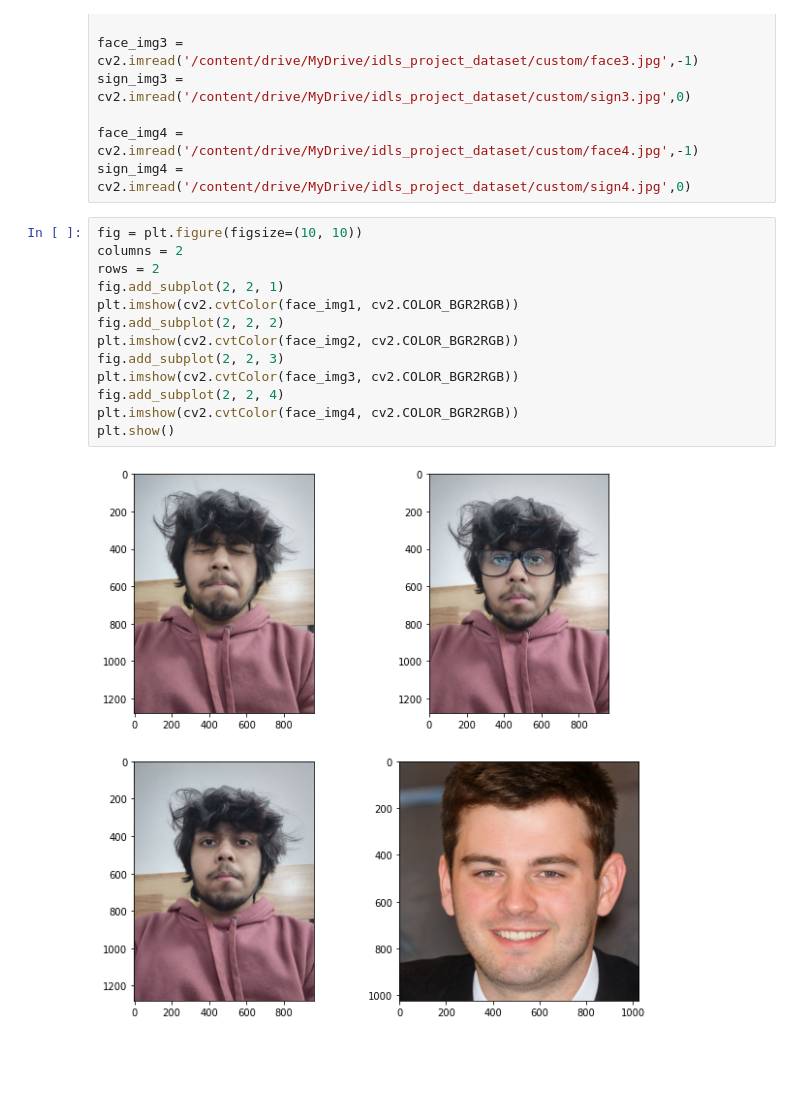
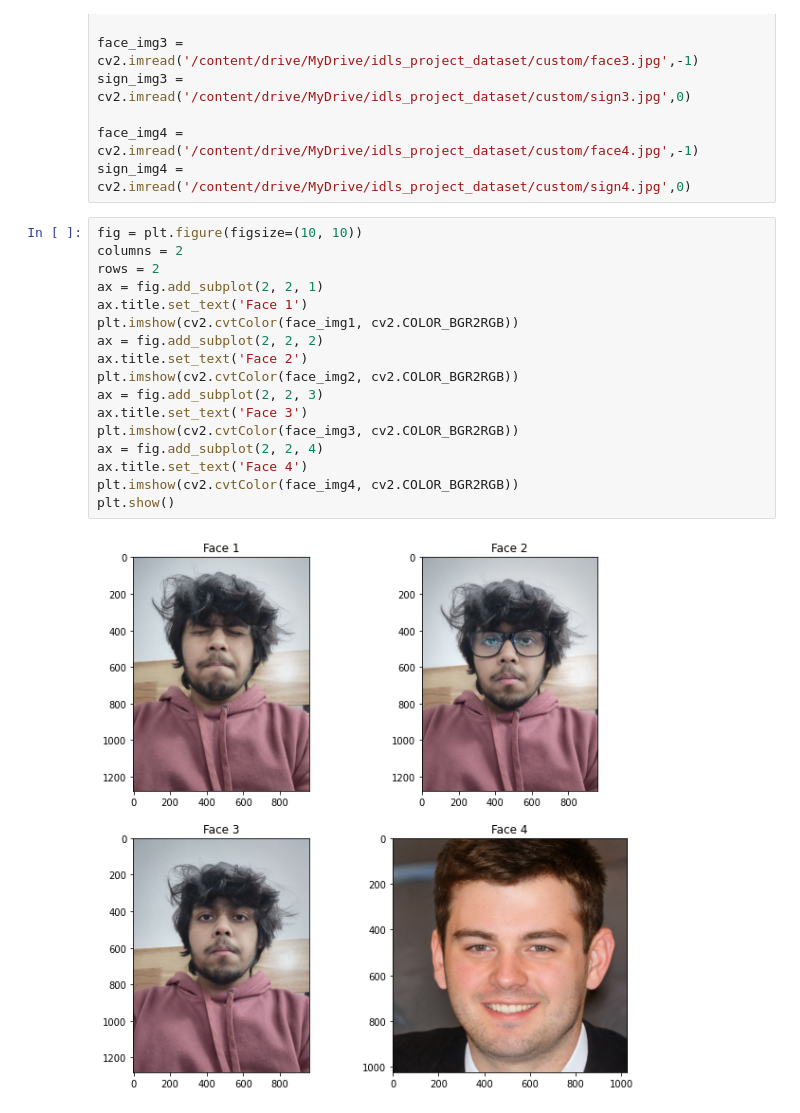
Before and after one commit to rahulsnkr/multimodal-siamese-neural-network, a Jupyter notebook: main.ipynb, the cells around one changed output. Drawn from its saved outputs; the diff is of its cells as text; blank space fills up the shorter version.

```diff
--- a/main.ipynb
+++ b/main.ipynb
@@ -391,18 +390,22 @@ sign_img4 = cv2.imread('/content/drive/MyDrive/idls_project_dataset/custom/sign4
 # %%
 fig = plt.figure(figsize=(10, 10))
 columns = 2
 rows = 2
-fig.add_subplot(2, 2, 1)
+ax = fig.add_subplot(2, 2, 1)
+ax.title.set_text('Face 1')
 plt.imshow(cv2.cvtColor(face_img1, cv2.COLOR_BGR2RGB))
-fig.add_subplot(2, 2, 2)
+ax = fig.add_subplot(2, 2, 2)
+ax.title.set_text('Face 2')
 plt.imshow(cv2.cvtColor(face_img2, cv2.COLOR_BGR2RGB))
-fig.add_subplot(2, 2, 3)
+ax = fig.add_subplot(2, 2, 3)
+ax.title.set_text('Face 3')
 plt.imshow(cv2.cvtColor(face_img3, cv2.COLOR_BGR2RGB))
-fig.add_subplot(2, 2, 4)
+ax = fig.add_subplot(2, 2, 4)
+ax.title.set_text('Face 4')
 plt.imshow(cv2.cvtColor(face_img4, cv2.COLOR_BGR2RGB))
 plt.show()
 # %% [output]
-[figure, old version]
+[figure, new version]
 # %%
 fig = plt.figure(figsize=(10, 10))
 columns = 2
```
Also changed, not shown: parts of 24 cells of this notebook, 2 other files.
